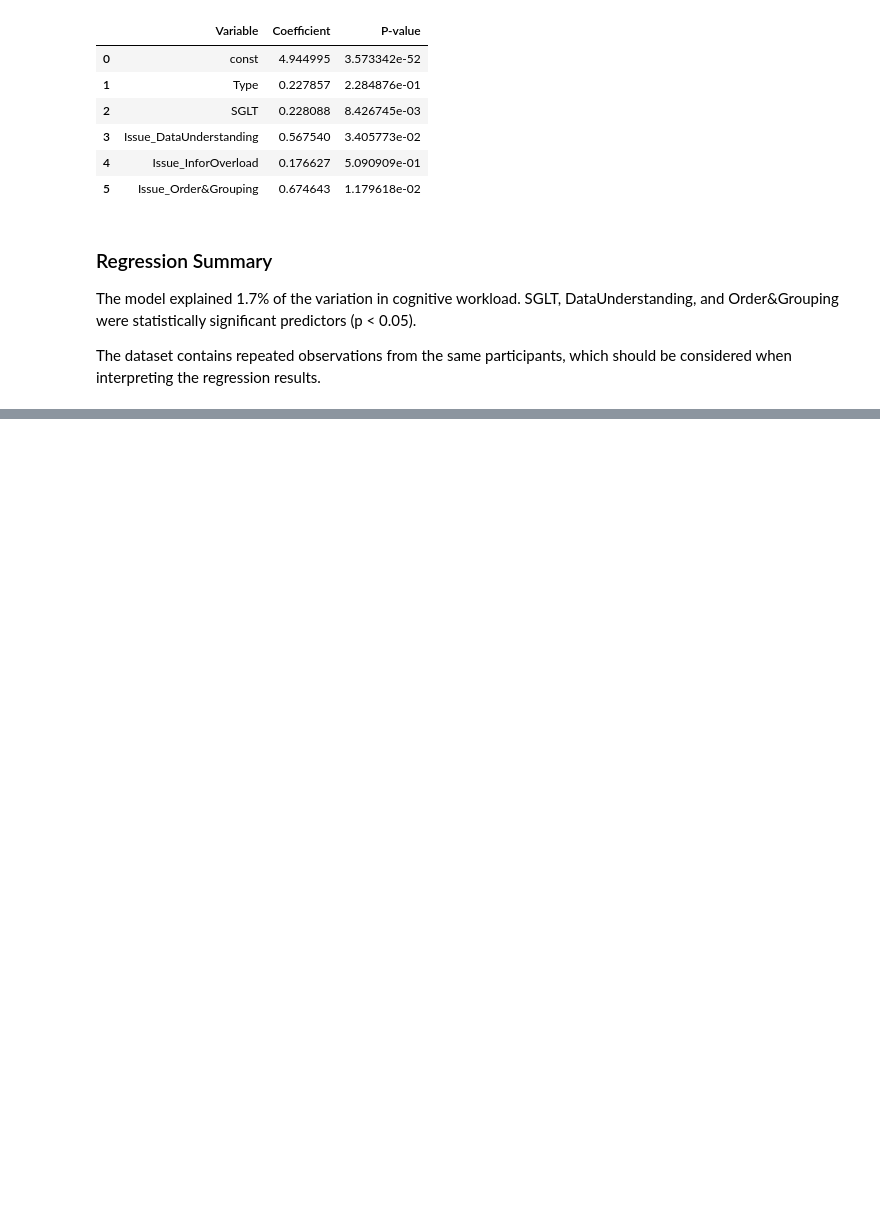
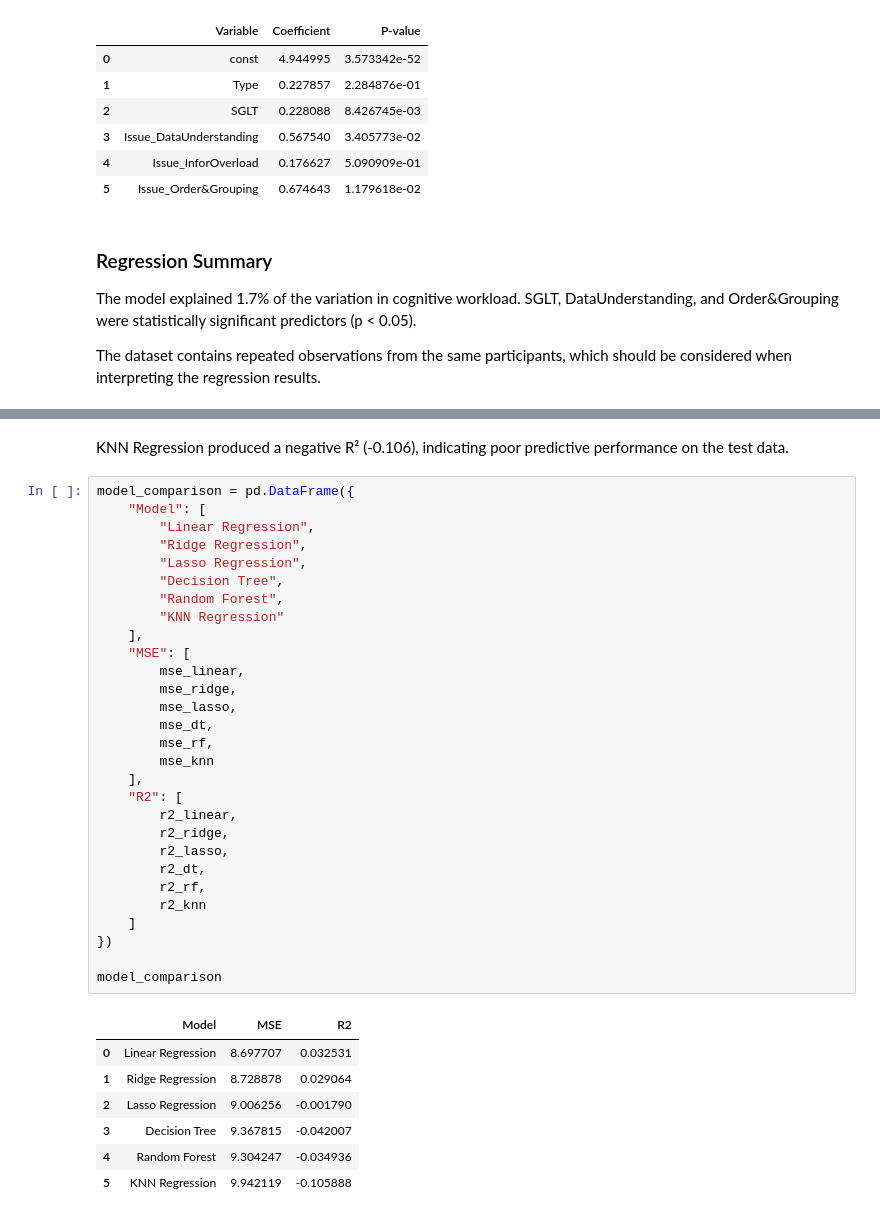
Before and after one commit to Chakuunaa/Evaluating-Dashboard-Design-Effectiveness-in-Data-Analytics, a Jupyter notebook: notebooks/01_Dissertation_Analysis.ipynb, the cells around one changed output, grey strips where cells are left out. Cells and saved outputs as stored; diff of their text form; blank space fills up the shorter version.

```diff
--- a/notebooks/01_Dissertation_Analysis.ipynb
+++ b/notebooks/01_Dissertation_Analysis.ipynb
@@ -991,0 +1237,39 @@ The dataset contains repeated observations from the same participants, which sho
+# %% [markdown]
+KNN Regression produced a negative R² (-0.106), indicating poor predictive performance on the test data.
+# %%
+model_comparison = pd.DataFrame({
+    "Model": [
+        "Linear Regression",
+        "Ridge Regression",
+        "Lasso Regression",
+        "Decision Tree",
+        "Random Forest",
+        "KNN Regression"
+    ],
+    "MSE": [
+        mse_linear,
+        mse_ridge,
+        mse_lasso,
+        mse_dt,
+        mse_rf,
+        mse_knn
+    ],
+    "R2": [
+        r2_linear,
+        r2_ridge,
+        r2_lasso,
+        r2_dt,
+        r2_rf,
+        r2_knn
+    ]
+})
+
+model_comparison
+# %% [output]
+|  | Model | MSE | R2 |
+| 0 | Linear Regression | 8.697707 | 0.032531 |
+| 1 | Ridge Regression | 8.728878 | 0.029064 |
+| 2 | Lasso Regression | 9.006256 | -0.001790 |
+| 3 | Decision Tree | 9.367815 | -0.042007 |
+| 4 | Random Forest | 9.304247 | -0.034936 |
+| 5 | KNN Regression | 9.942119 | -0.105888 |
```
Also changed, not shown: parts of 22 cells of this notebook.
